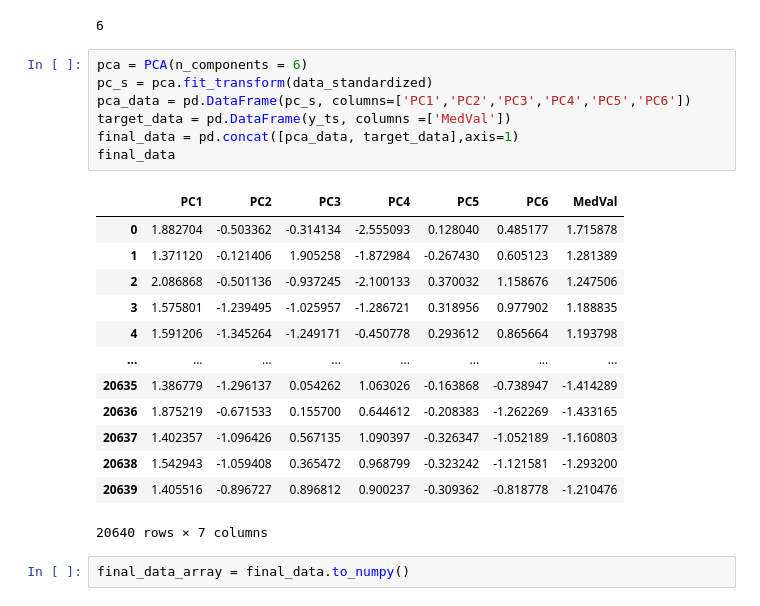
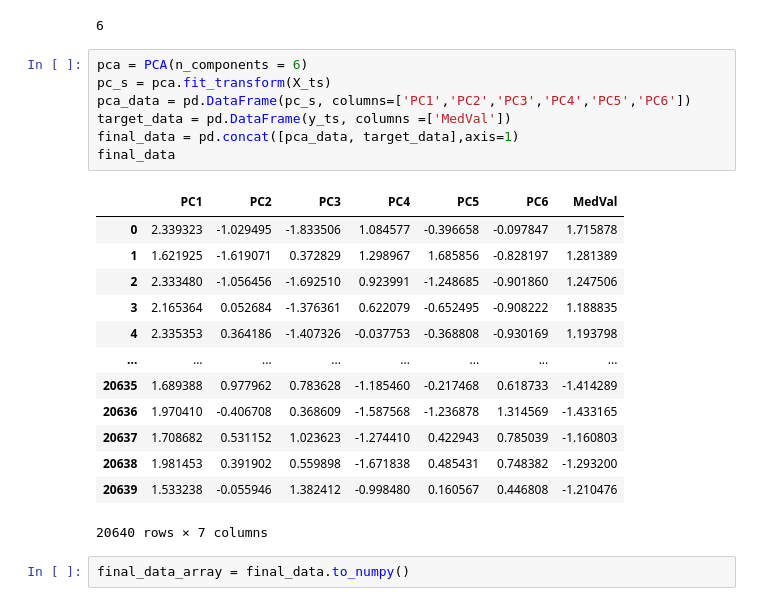
Before and after one commit to Briskwoods/Machine-Learning-Groupwork-Task-1, a Jupyter notebook: AI_CAT1.ipynb, the cells around one changed output. Saved outputs shown, nothing was run; the diff lists cells and outputs as text.

```diff
--- a/AI_CAT1.ipynb
+++ b/AI_CAT1.ipynb
@@ -64,24 +64,24 @@ pca_with_varia.n_components_
 6
 # %%
 pca = PCA(n_components = 6)
-pc_s = pca.fit_transform(data_standardized)
+pc_s = pca.fit_transform(X_ts)
 pca_data = pd.DataFrame(pc_s, columns=['PC1','PC2','PC3','PC4','PC5','PC6'])
 target_data = pd.DataFrame(y_ts, columns =['MedVal'])
 final_data = pd.concat([pca_data, target_data],axis=1)
 final_data
 # %% [output]
 |  | PC1 | PC2 | PC3 | PC4 | PC5 | PC6 | MedVal |
-| 0 | 1.882704 | -0.503362 | -0.314134 | -2.555093 | 0.128040 | 0.485177 | 1.715878 |
-| 1 | 1.371120 | -0.121406 | 1.905258 | -1.872984 | -0.267430 | 0.605123 | 1.281389 |
-| 2 | 2.086868 | -0.501136 | -0.937245 | -2.100133 | 0.370032 | 1.158676 | 1.247506 |
-| 3 | 1.575801 | -1.239495 | -1.025957 | -1.286721 | 0.318956 | 0.977902 | 1.188835 |
-| 4 | 1.591206 | -1.345264 | -1.249171 | -0.450778 | 0.293612 | 0.865664 | 1.193798 |
+| 0 | 2.339323 | -1.029495 | -1.833506 | 1.084577 | -0.396658 | -0.097847 | 1.715878 |
+| 1 | 1.621925 | -1.619071 | 0.372829 | 1.298967 | 1.685856 | -0.828197 | 1.281389 |
+| 2 | 2.333480 | -1.056456 | -1.692510 | 0.923991 | -1.248685 | -0.901860 | 1.247506 |
+| 3 | 2.165364 | 0.052684 | -1.376361 | 0.622079 | -0.652495 | -0.908222 | 1.188835 |
+| 4 | 2.335353 | 0.364186 | -1.407326 | -0.037753 | -0.368808 | -0.930169 | 1.193798 |
 | ... | ... | ... | ... | ... | ... | ... | ... |
-| 20635 | 1.386779 | -1.296137 | 0.054262 | 1.063026 | -0.163868 | -0.738947 | -1.414289 |
-| 20636 | 1.875219 | -0.671533 | 0.155700 | 0.644612 | -0.208383 | -1.262269 | -1.433165 |
-| 20637 | 1.402357 | -1.096426 | 0.567135 | 1.090397 | -0.326347 | -1.052189 | -1.160803 |
-| 20638 | 1.542943 | -1.059408 | 0.365472 | 0.968799 | -0.323242 | -1.121581 | -1.293200 |
-| 20639 | 1.405516 | -0.896727 | 0.896812 | 0.900237 | -0.309362 | -0.818778 | -1.210476 |
+| 20635 | 1.689388 | 0.977962 | 0.783628 | -1.185460 | -0.217468 | 0.618733 | -1.414289 |
+| 20636 | 1.970410 | -0.406708 | 0.368609 | -1.587568 | -1.236878 | 1.314569 | -1.433165 |
+| 20637 | 1.708682 | 0.531152 | 1.023623 | -1.274410 | 0.422943 | 0.785039 | -1.160803 |
+| 20638 | 1.981453 | 0.391902 | 0.559898 | -1.671838 | 0.485431 | 0.748382 | -1.293200 |
+| 20639 | 1.533238 | -0.055946 | 1.382412 | -0.998480 | 0.160567 | 0.446808 | -1.210476 |
 20640 rows × 7 columns
 # %%
 final_data_array = final_data.to_numpy()
```
Also changed, not shown: parts of 3 cells of this notebook.
